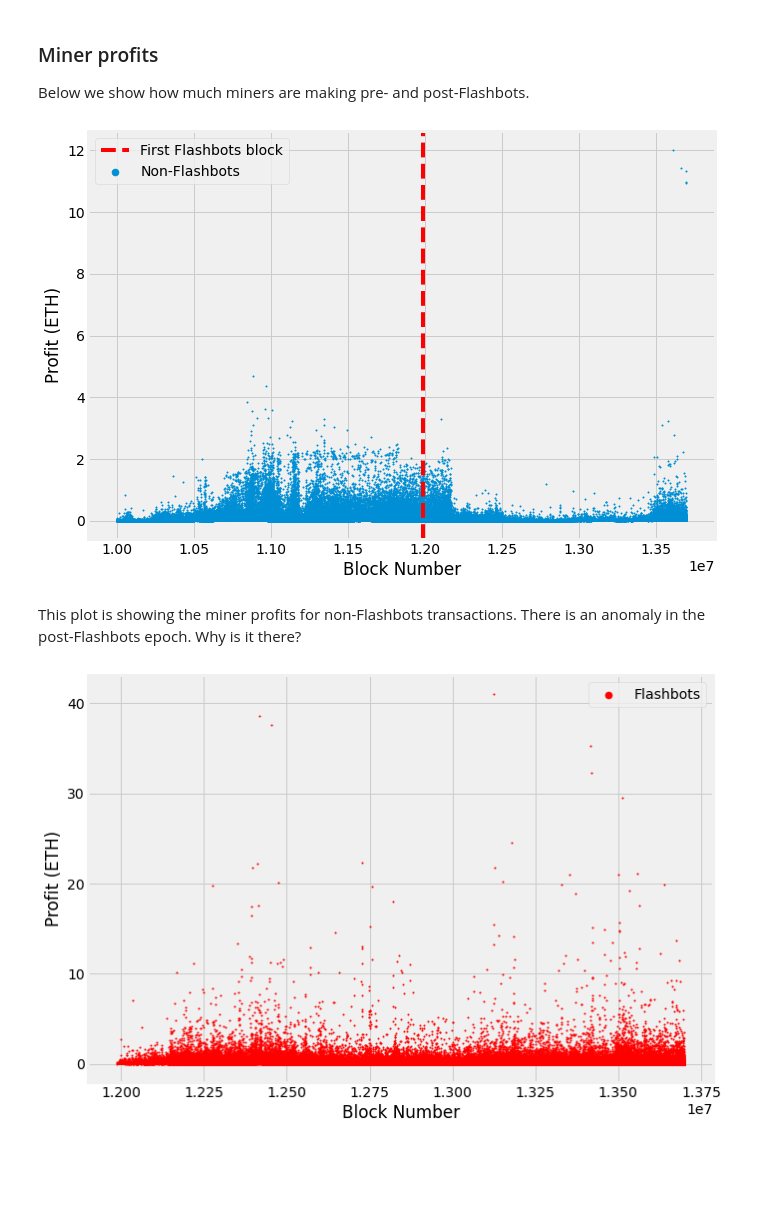
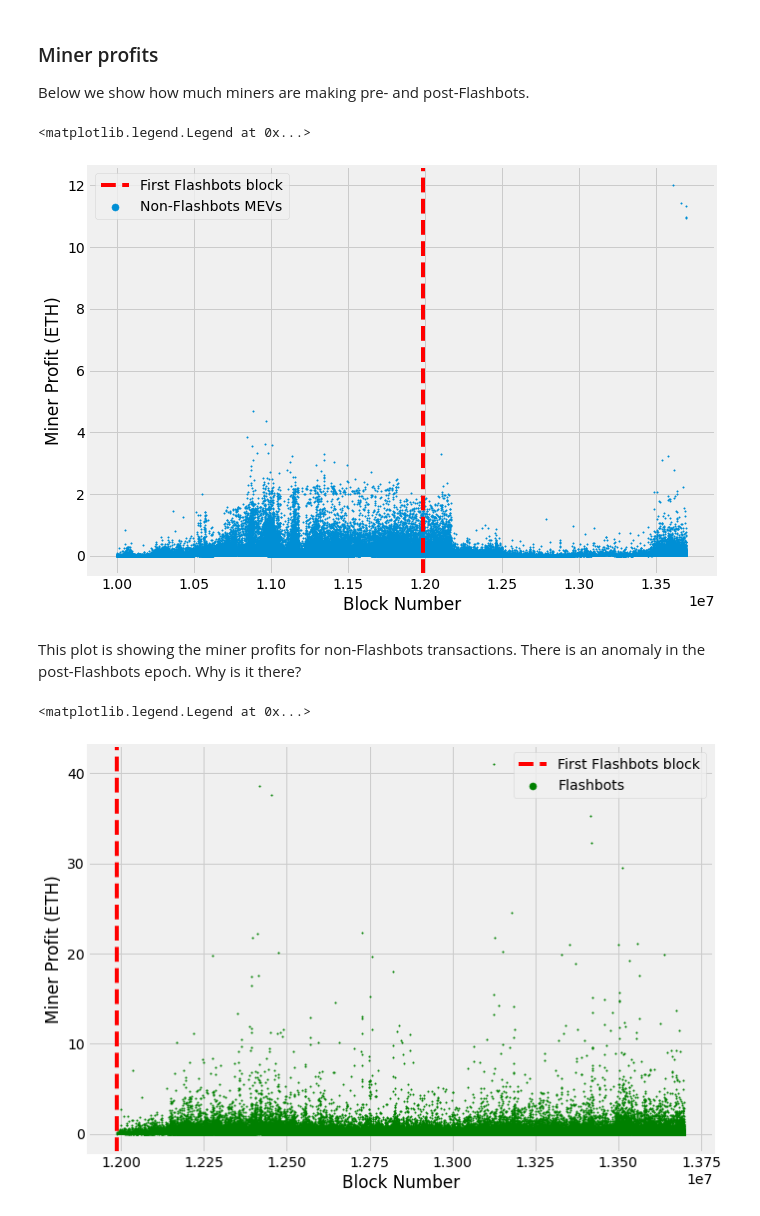
Before and after one commit to a-flashbot-in-the-pan/a-flashbot-in-the-pan, a Jupyter notebook: FlashbotsAnalysis.ipynb, the cells around one changed output. Saved outputs shown, nothing was run; the diff lists cells and outputs as text; code cells hidden in the pictures; blank space fills up the shorter version.

```diff
--- a/FlashbotsAnalysis.ipynb
+++ b/FlashbotsAnalysis.ipynb
@@ -282,8 +279,8 @@ def make_miner_profit_pipline(match_query):
 def calculate_miner_profit(match):
     return confirmed_mevs.aggregate(make_miner_profit_pipline(match)).next()["profit"]
 # %%
-non_fb_miner_after_df = pd.DataFrame(list(confirmed_mevs.find(is_non_flashbots_query, {"block_number":1, "cost_eth":1})))
-fb_miner_after_df = pd.DataFrame(list(confirmed_mevs.find(is_fb_after_fb_query, {"block_number":1, "cost_eth":1})))
+non_fb_miner_after_df = pd.DataFrame(list(confirmed_mevs.find(is_non_flashbots_query, {"block_number":1, "cost_eth":1, "profit_eth":1})))
+fb_miner_after_df = pd.DataFrame(list(confirmed_mevs.find(is_fb_after_fb_query, {"block_number":1, "cost_eth":1, "profit_eth":1})))
 # %%
 plt.style.use('fivethirtyeight')
 fig, ax = plt.subplots()
@@ -292,39 +289,42 @@ fig.set_figwidth(10)
 fig.set_figheight(7)
 
 ax.scatter(non_fb_miner_after_df.block_number, non_fb_miner_after_df.cost_eth, s=2)
-ax.legend(labels=["First Flashbots block", "Non-Flashbots"], markerscale=5.0)
 
 plt.xlabel("Block Number")
-plt.ylabel("Profit (ETH)")
+plt.ylabel("Miner Profit (ETH)")
 plt.axvline(x=first_flashbots_block, color='red', linestyle='--')
 
-
-
-plt.show()
+ax.legend(labels=["First Flashbots block", "Non-Flashbots MEVs"], markerscale=5.0)
+#plt.show()
 # %% [output]
+<matplotlib.legend.Legend at 0x...>
-[figure, old version]
+[figure, new version]
 # %% [markdown]
 This plot is showing the miner profits for non-Flashbots transactions. There is
 an anomaly in the post-Flashbots epoch. Why is it there?
 # %%
 plt.style.use('fivethirtyeight')
 fig, ax = plt.subplots()
 fig.patch.set_facecolor('white')
 fig.set_figwidth(10)
 fig.set_figheight(7)
 
-ax.scatter(fb_miner_after_df.block_number, fb_miner_after_df.cost_eth, s=2, color='red')
+
+ax.scatter(fb_miner_after_df.block_number, fb_miner_after_df.cost_eth, s=2, color='green')
+plt.axvline(x=first_flashbots_block, color='red', linestyle='--')
+
 #ax.scatter(non_fb_miner_after_df.block_number, non_fb_miner_after_df.cost_eth, s=2)
 plt.xlabel("Block Number")
-plt.ylabel("Profit (ETH)")
+plt.ylabel("Miner Profit (ETH)")
 #plt.axvline(x=first_flashbots_block, color='red', linestyle='--')
 
 #plt.yscale('log')
 #print(fb_after)
-ax.legend(labels=["Flashbots"], markerscale=5.0)
+ax.legend(labels=["First Flashbots block", "Flashbots"], markerscale=5.0)
 
 
-plt.show()
+# plt.show()
 # %% [output]
+<matplotlib.legend.Legend at 0x...>
-[figure, old version]
+[figure, new version]
 # %% [markdown]
```
Also changed, not shown: parts of 14 cells of this notebook.
